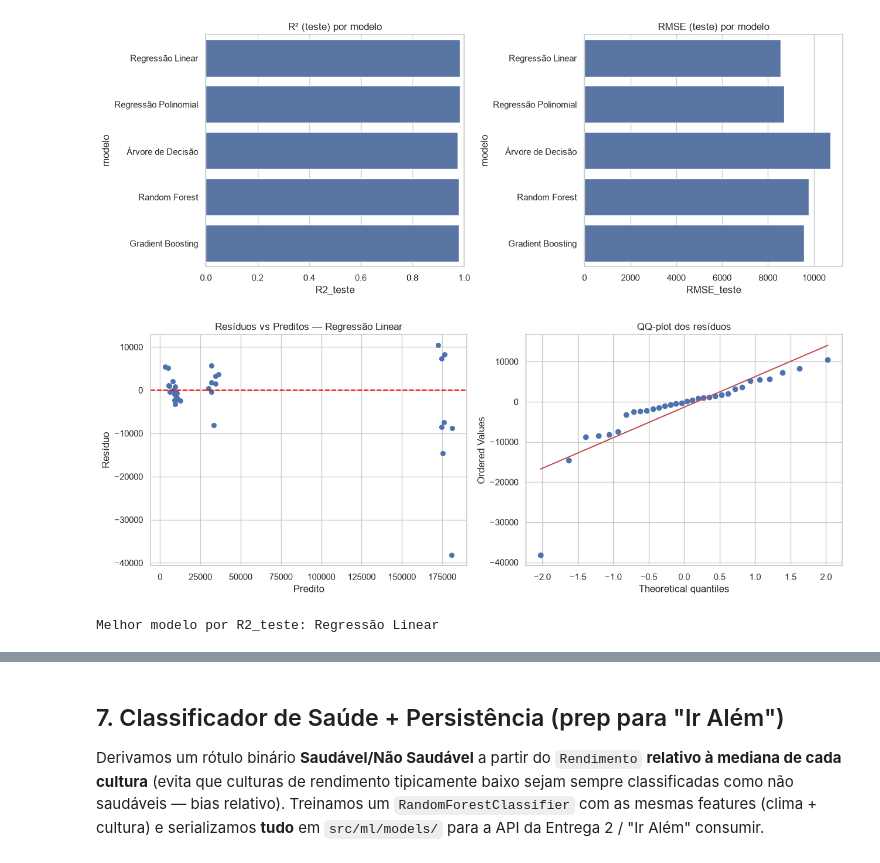
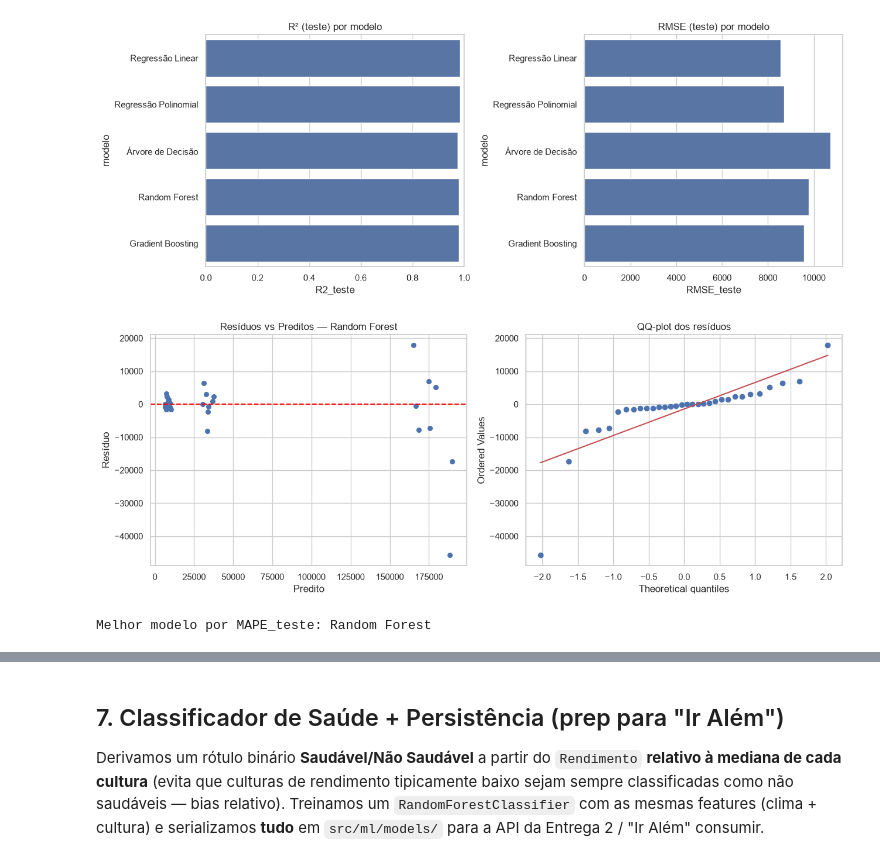
Before and after one commit to zjpza/fase5-cap1, a Jupyter notebook: notebooks/JoaoPedroZavanelaAndreu_rm570231_pbl_fase5.ipynb, the cells around one changed output, grey strips where cells are left out. Saved outputs shown, nothing was run; the diff lists cells and outputs as text; code cells hidden in the pictures.

Commit message:
Notebook — corrige interpretação da clusterização, adiciona baseline, elege melhor modelo por MAPE

```diff
--- a/notebooks/JoaoPedroZavanelaAndreu_rm570231_pbl_fase5.ipynb
+++ b/notebooks/JoaoPedroZavanelaAndreu_rm570231_pbl_fase5.ipynb
@@ -614,26 +686,26 @@ plt.show()
 # %% [output]
 [figure]
 # %%
-# Resíduos do melhor modelo (por R2_teste)
-best_name = df_results.loc[df_results["R2_teste"].idxmax(), "modelo"]
+# Resíduos do melhor modelo (por MAPE_teste)
+best_name = df_results.loc[df_results["MAPE_teste_%"].idxmin(), "modelo"]
 best_pipe = PIPELINES[best_name]
 pred_test_best = best_pipe.predict(X_test)
 residuos = y_test - pred_test_best
 
 fig, axes = plt.subplots(1, 2, figsize=(13, 5))
 axes[0].scatter(pred_test_best, residuos, s=30)
 axes[0].axhline(0, color="red", linestyle="--")
 axes[0].set_title(f"Resíduos vs Preditos — {best_name}")
 axes[0].set_xlabel("Predito"); axes[0].set_ylabel("Resíduo")
 probplot(residuos, plot=axes[1])
 axes[1].set_title("QQ-plot dos resíduos")
 plt.tight_layout()
 plt.savefig(ASSETS_DIR / "residuos_melhor_modelo.png", dpi=120)
 plt.show()
-print(f"Melhor modelo por R2_teste: {best_name}")
+print(f"Melhor modelo por MAPE_teste: {best_name}")
 # %% [output]
-[figure, old version]
+[figure, new version]
-Melhor modelo por R2_teste: Regressão Linear
+Melhor modelo por MAPE_teste: Random Forest
 # %% [markdown]
 ### Conclusão dos modelos
 
```
Also changed, not shown: parts of 8 cells of this notebook, 3 other files.
